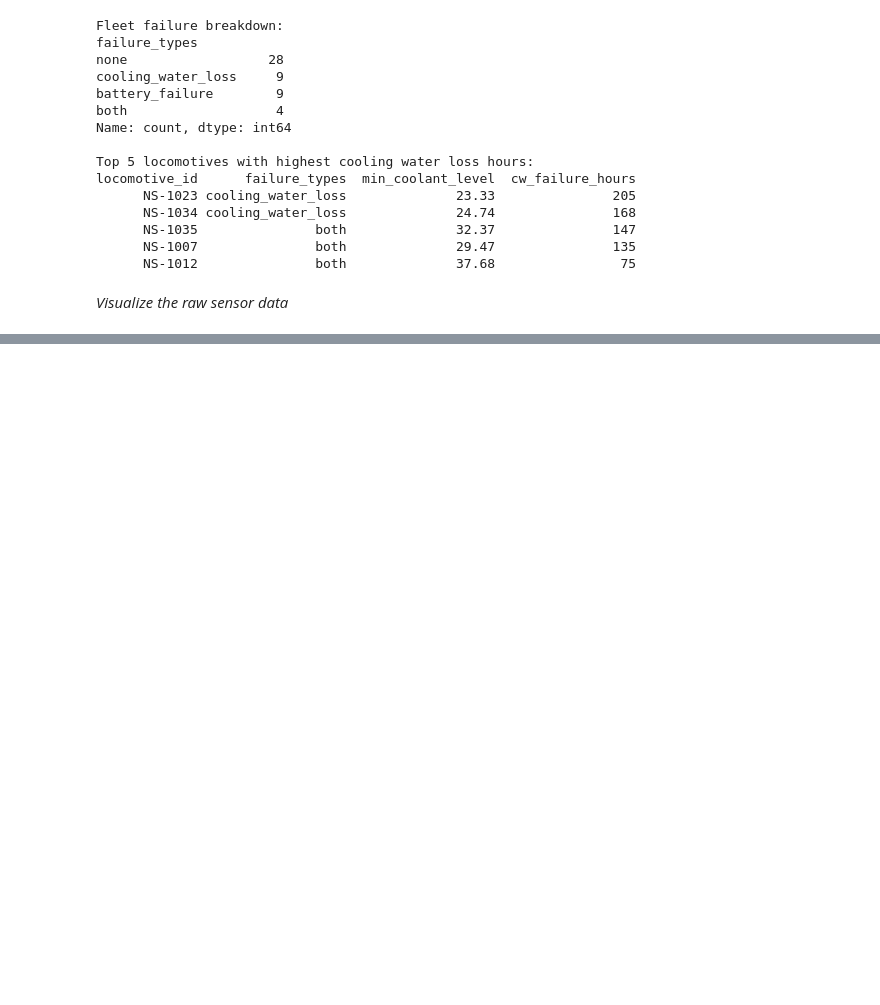
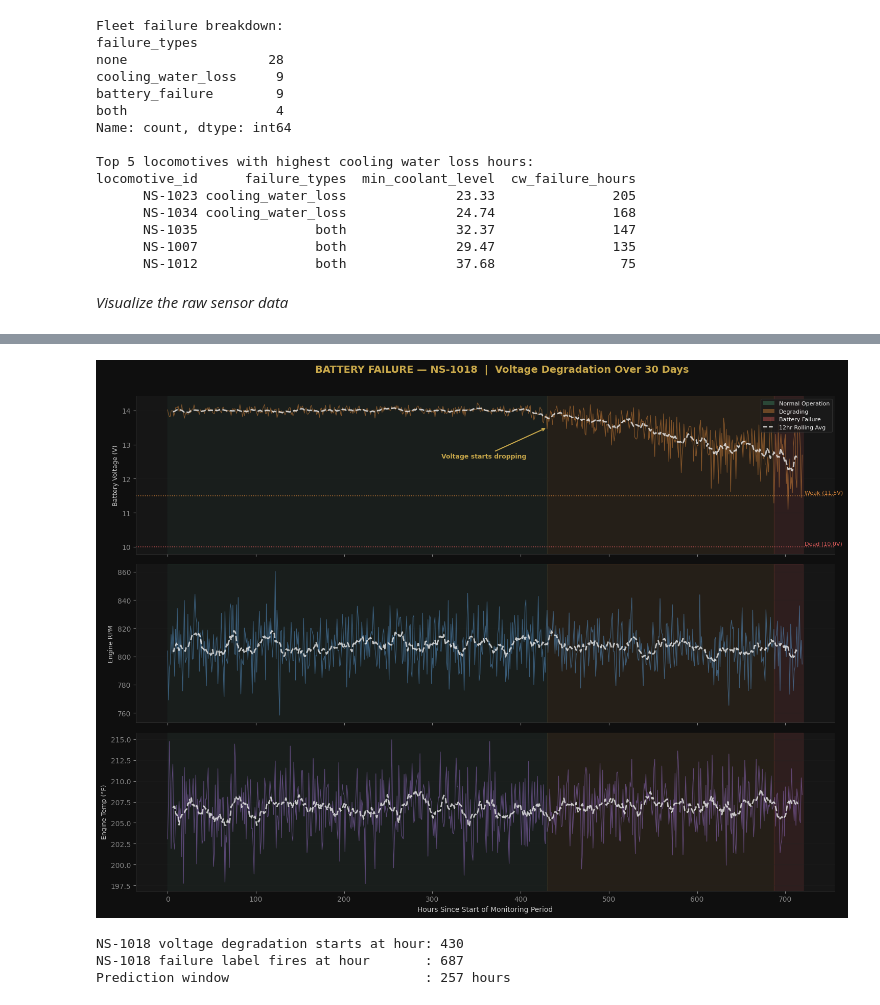
Before and after one commit to restjohnson/ns_railroad_time_series, a Jupyter notebook: time_series.ipynb, the cells around one changed output, grey strips where cells are left out. Saved outputs shown, nothing was run; the diff lists cells and outputs as text; code cells hidden in the pictures; blank space fills up the shorter version.

```diff
--- a/time_series.ipynb
+++ b/time_series.ipynb
@@ -284,0 +352,65 @@ Highly correlated sensors may be redundant features — we'll revisit this in pr
+# %%
+# BATTERY FAILURE DEGRADATION
+loco_bat = df[df['locomotive_id'] == 'NS-1018'].copy()
+bat_degrade = loco_bat[loco_bat['battery_volts'] < 13.5]['hour'].min()
+bat_failure = loco_bat[loco_bat['battery_failure'] == 1]['hour'].min()
+
+sensors_bat = [
+    ('battery_volts', 'Battery Voltage (V)', ORANGE),
+    ('rpm',           'Engine RPM',          BLUE),
+    ('engine_temp_f', 'Engine Temp (°F)',     PURPLE),
+]
+
+fig, axes = plt.subplots(3, 1, figsize=(16, 11), sharex=True)
+fig.suptitle('BATTERY FAILURE — NS-1018  |  Voltage Degradation Over 30 Days',
+             fontsize=14, fontweight='bold', color=GOLD, y=0.99)
+
+for i, (col, label, color) in enumerate(sensors_bat):
+    ax = axes[i]
+
+    if pd.notna(bat_degrade):
+        ax.axvspan(0, bat_degrade, alpha=0.06, color=GREEN)
+        ax.axvspan(bat_degrade, bat_failure if pd.notna(bat_failure) else 720, alpha=0.08, color=ORANGE)
+    if pd.notna(bat_failure):
+        ax.axvspan(bat_failure, 720, alpha=0.12, color=RED)
+
+    ax.plot(loco_bat['hour'], loco_bat[col], color=color, linewidth=0.9, alpha=0.5)
+    ax.plot(loco_bat['hour'], loco_bat[col].rolling(12, center=True).mean(),
+            color=WHITE, linewidth=2.0, alpha=0.8, linestyle='--')
+
+    if col == 'battery_volts':
+        ax.axhline(11.5, color=ORANGE, linestyle=':', linewidth=1.2, alpha=0.8)
+        ax.text(722, 11.55, 'Weak (11.5V)',  color=ORANGE, fontsize=8)
+        ax.axhline(10.0, color=RED,    linestyle=':', linewidth=1.2, alpha=0.8)
+        ax.text(722, 10.05, 'Dead (10.0V)', color=RED,    fontsize=8)
+        if pd.notna(bat_degrade):
+            ax.annotate('Voltage starts dropping',
+                        xy=(bat_degrade, 13.5),
+                        xytext=(bat_degrade - 120, 12.6),
+                        arrowprops=dict(arrowstyle='->', color=GOLD, lw=1.5),
+                        color=GOLD, fontsize=9, fontweight='bold')
+        legend_elements = [
+            mpatches.Patch(facecolor=GREEN,  alpha=0.3, label='Normal Operation'),
+            mpatches.Patch(facecolor=ORANGE, alpha=0.4, label='Degrading'),
+            mpatches.Patch(facecolor=RED,    alpha=0.4, label='Battery Failure'),
+            Line2D([0],[0], color=WHITE, linestyle='--', linewidth=1.5, label='12hr Rolling Avg'),
+        ]
+        ax.legend(handles=legend_elements, loc='upper right', fontsize=8,
+                  facecolor='#1A1A1A', edgecolor='#333', labelcolor=WHITE)
+
+    ax.set_ylabel(label, fontsize=9)
+    ax.grid(axis='y', alpha=0.3)
+
+axes[-1].set_xlabel('Hours Since Start of Monitoring Period', fontsize=10)
+plt.tight_layout(rect=[0, 0, 0.93, 0.98])
+plt.show()
+
+print(f'NS-1018 voltage degradation starts at hour: {bat_degrade}')
+print(f'NS-1018 failure label fires at hour       : {bat_failure}')
+if pd.notna(bat_degrade) and pd.notna(bat_failure):
+    print(f'Prediction window                         : {int(bat_failure - bat_degrade)} hours')
+# %% [output]
+[figure, added]
+NS-1018 voltage degradation starts at hour: 430
+NS-1018 failure label fires at hour       : 687
+Prediction window                         : 257 hours
```
Also changed, not shown: parts of 8 cells of this notebook.
